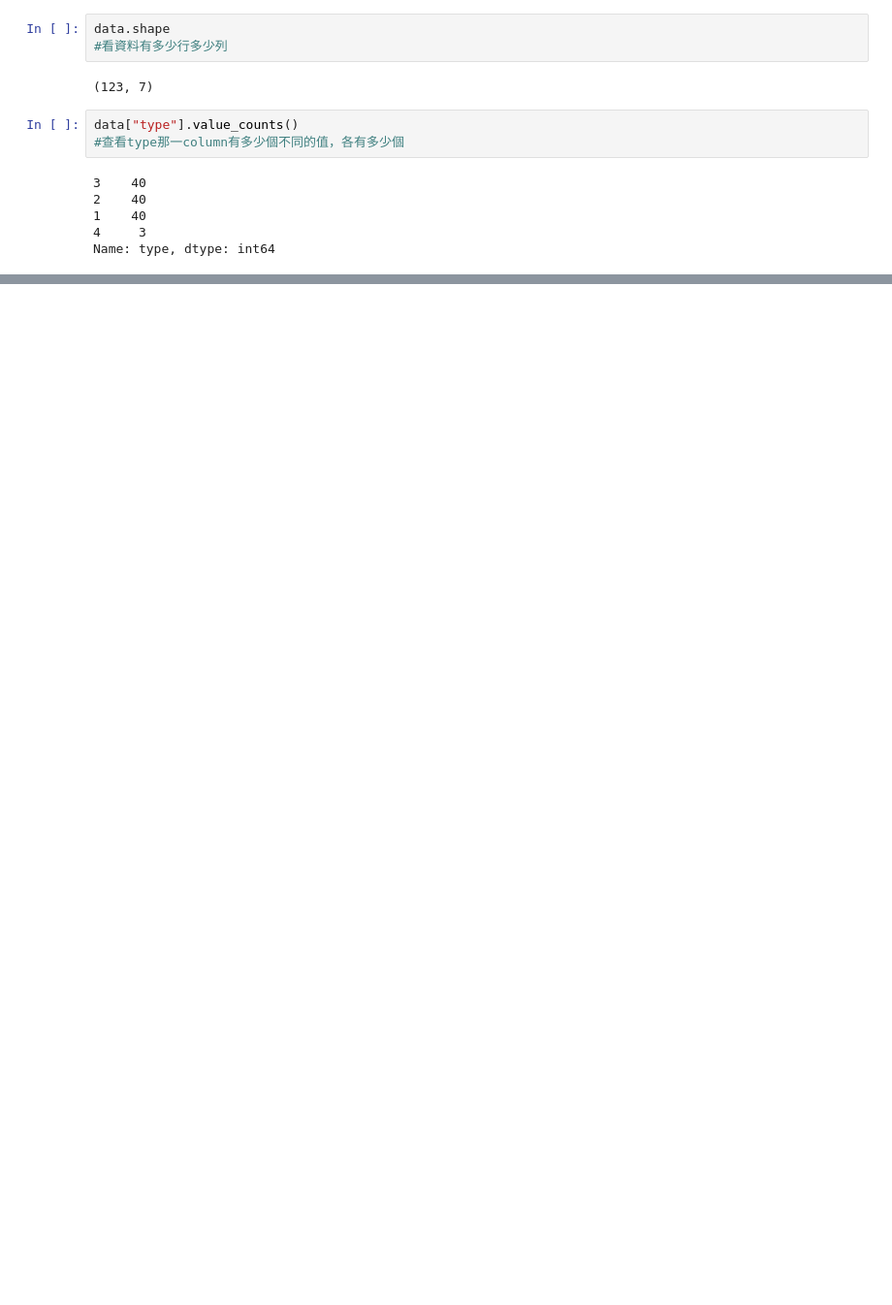
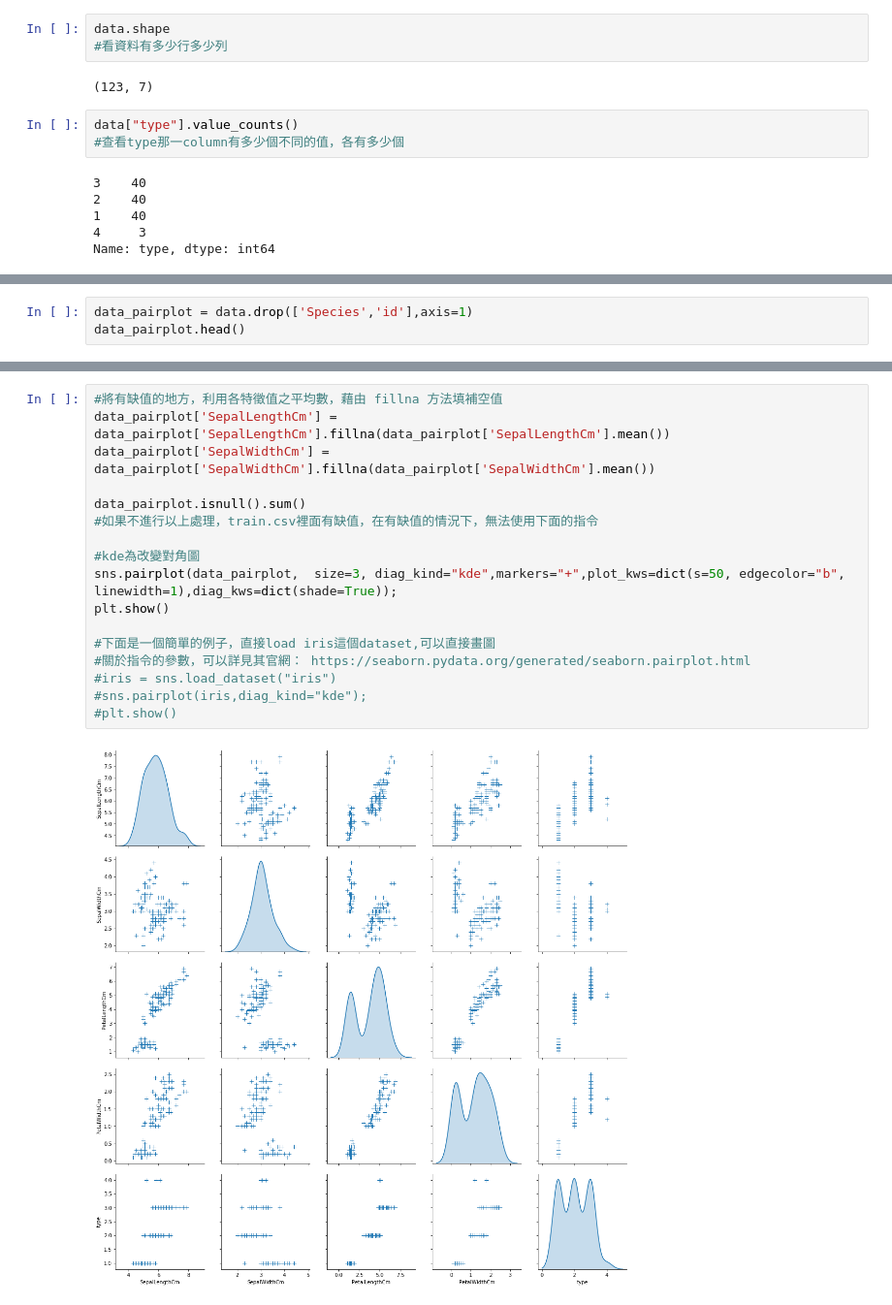
Before and after one commit to TofuLin/AIA_homework, a Jupyter notebook: AIA_homework/AIA_Homework.ipynb, the cells around one changed output, grey strips where cells are left out. Shown at 97% size. Drawn from its saved outputs; the diff is of its cells as text; blank space fills up the shorter version.

```diff
--- a/AIA_homework/AIA_Homework.ipynb
+++ b/AIA_homework/AIA_Homework.ipynb
@@ -51,0 +76,3 @@ Name: type, dtype: int64
+# %%
+data_pairplot = data.drop(['Species','id'],axis=1)
+data_pairplot.head()
@@ -51,0 +86,19 @@ Name: type, dtype: int64
+# %%
+#將有缺值的地方，利用各特徵值之平均數，藉由 fillna 方法填補空值
+data_pairplot['SepalLengthCm'] = data_pairplot['SepalLengthCm'].fillna(data_pairplot['SepalLengthCm'].mean())
+data_pairplot['SepalWidthCm'] = data_pairplot['SepalWidthCm'].fillna(data_pairplot['SepalWidthCm'].mean())
+
+data_pairplot.isnull().sum()
+#如果不進行以上處理，train.csv裡面有缺值，在有缺值的情況下，無法使用下面的指令
+
+#kde為改變對角圖
+sns.pairplot(data_pairplot,  size=3, diag_kind="kde",markers="+",plot_kws=dict(s=50, edgecolor="b", linewidth=1),diag_kws=dict(shade=True));
+plt.show()
+
+#下面是一個簡單的例子，直接load iris這個dataset,可以直接畫圖
+#關於指令的參數，可以詳見其官網： https://seaborn.pydata.org/generated/seaborn.pairplot.html
+#iris = sns.load_dataset("iris")
+#sns.pairplot(iris,diag_kind="kde");
+#plt.show()
+# %% [output]
+[figure, added]
```
Also changed, not shown: parts of 25 cells of this notebook, 2 other files.
